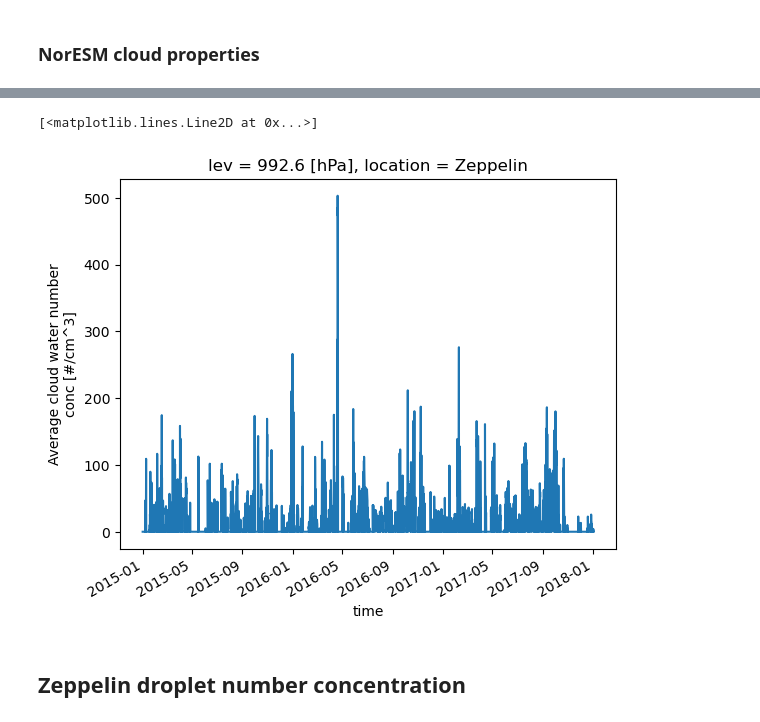
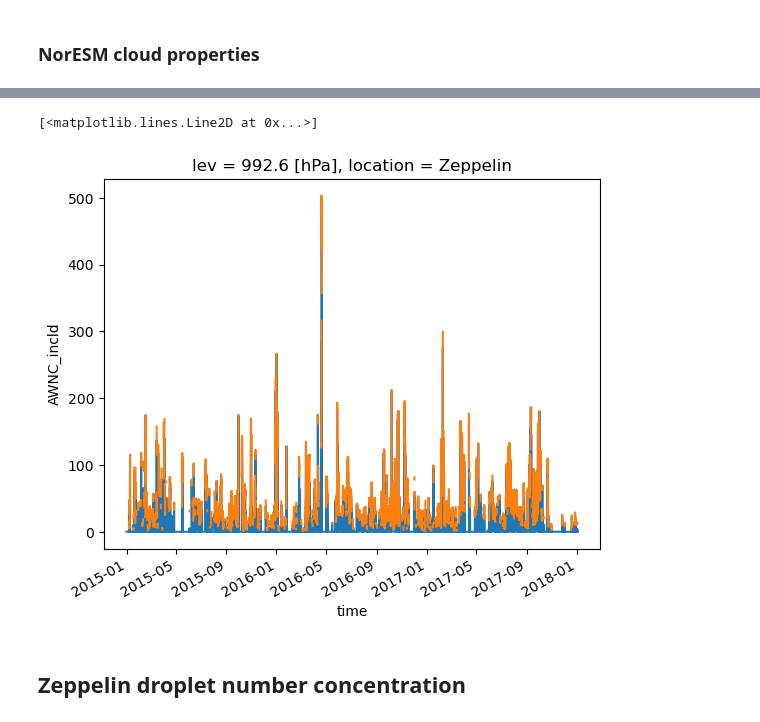
Before and after one commit to eScience-course/-Tjaernoe2022-group1, a Jupyter notebook: notebooks/Ingvild/NorESMatZeppelin.ipynb, the cells around one changed output, grey strips where cells are left out. Cells and saved outputs as stored; diff of their text form; code cells hidden in the pictures.

```diff
--- a/notebooks/Ingvild/NorESMatZeppelin.ipynb
+++ b/notebooks/Ingvild/NorESMatZeppelin.ipynb
@@ -164,7 +164,7 @@ Nx_NorESM_N100_srf=ds.isel(lev=-1).sel(location='Zeppelin')['N100'].plot()
 # %% [markdown]
 ### NorESM cloud properties
 # %%
-varl = ['AWNC', 'AREL', 'FREQL', 'N100','N50']
+varl = ['AWNC', 'AREL', 'FREQL', 'N100','N50', 'N30']
 # %%
 path_to_data = 's3://escience2022/Sara/NorESM_nudged_data/postproc/stations/OsloAero_intBVOC_f09_f09_mg17_ssp245/'
 postfix = '_OsloAero_intBVOC_f09_f09_mg17_ssp245_2015-01-01_2018-01-01_hour_locations.nc'
@@ -264,8 +282,11 @@ Attributes: (0)
+# %%
+ds['AWNC_incld'] = ds['AWNC']/ds['FREQL']
 # %%
 ds.isel(lev=-1).sel(location='Zeppelin')['AWNC'].plot()
+ds.isel(lev=-1).sel(location='Zeppelin')['AWNC_incld'].plot()
 # %% [output]
 [<matplotlib.lines.Line2D at 0x...>]
-[figure, old version]
+[figure, new version]
 # %% [markdown]
 ## Zeppelin droplet number concentration
 # %%
```
Also changed, not shown: parts of 9 cells of this notebook, 1 other file.
